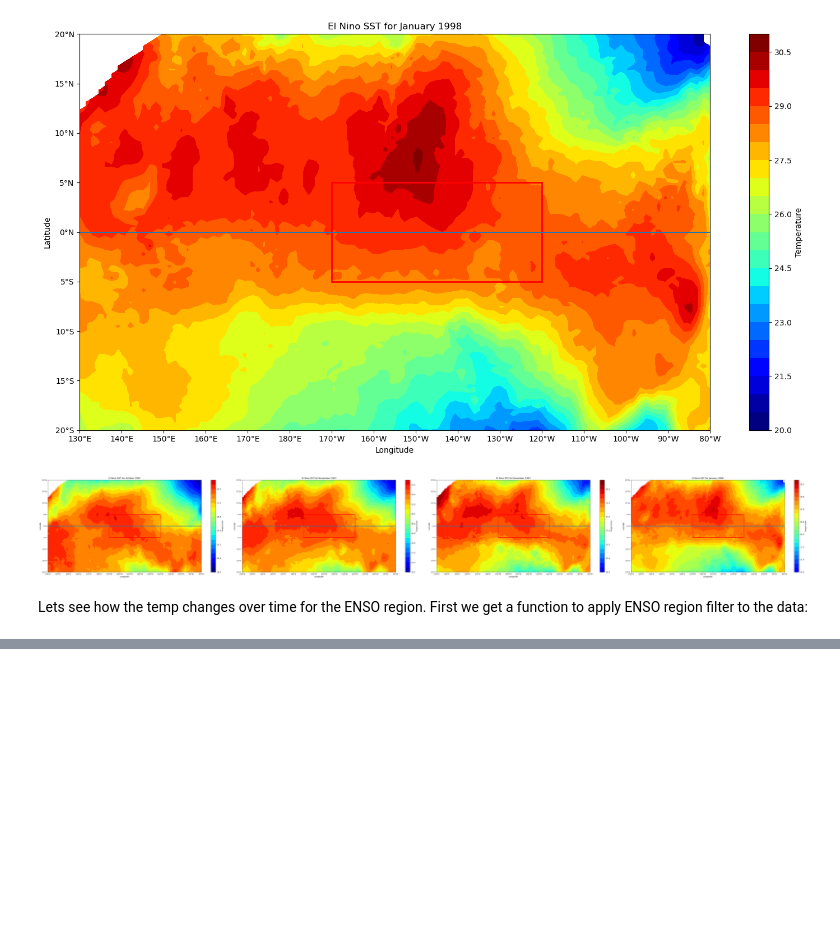
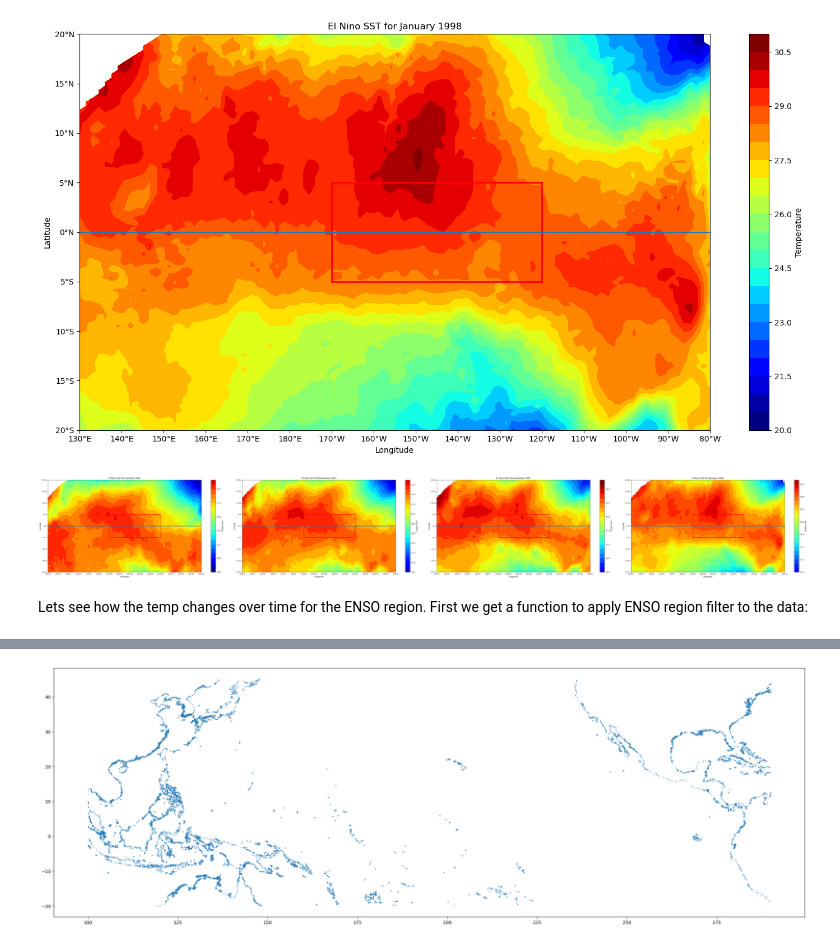
Before and after one commit to StanDobrev11/DataScience, a Jupyter notebook: Project/draft.ipynb, the cells around one changed output, grey strips where cells are left out. Cells and saved outputs as stored; diff of their text form; code cells hidden in the pictures; blank space fills up the shorter version.

```diff
--- a/Project/draft.ipynb
+++ b/Project/draft.ipynb
@@ -452,0 +871,15 @@ Lets see how the temp changes over time for the ENSO region. First we get a func
+# %%
+gdf = gdf[gdf.lat <= 45]
+# %%
+gdf = gdf[gdf.lat >= -20]
+# %%
+gdf = gdf[gdf.lon >= 100]
+# %%
+gdf = gdf[gdf.lon <= 290]
+# %%
+plt.figure(figsize=(30, 10))
+plt.scatter(gdf.lon, gdf.lat, s=0.5)
+
+plt.show()
+# %% [output]
+[figure, added]
```
Also changed, not shown: parts of 73 cells of this notebook, 23 other files.
